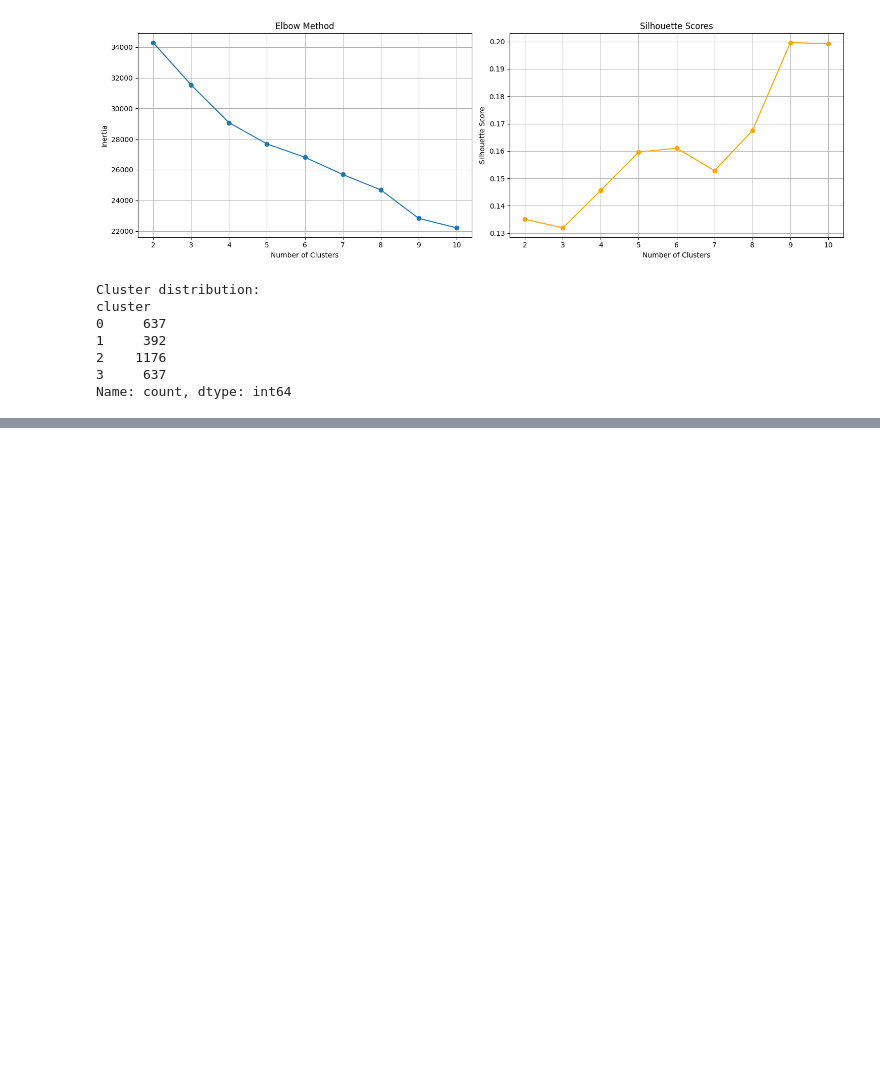
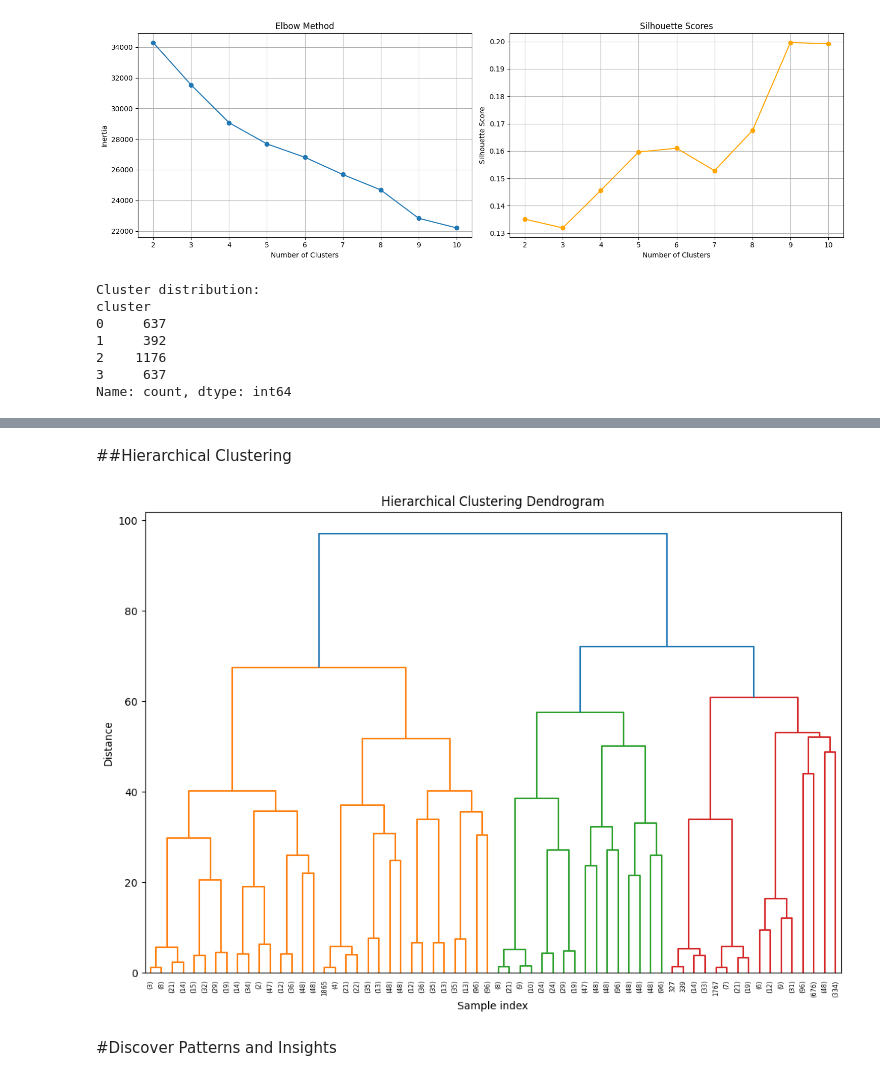
Before and after one commit to sandeepa-ukr/AI-Based-Crop-Predection, a Jupyter notebook: untitled.ipynb, the cells around one changed output, grey strips where cells are left out. Cells and saved outputs as stored; diff of their text form; code cells hidden in the pictures; blank space fills up the shorter version.

```diff
--- a/untitled.ipynb
+++ b/untitled.ipynb
@@ -165,15 +157,0 @@ df.shape
-# %%
-# Create list of all DataFrames
-all_dfs = [df1, df2, df3, df4, df5, df6, df7, df8, df9, df10,
-           df11, df12, df13, df14, df15, df16, df17, df18, df19, df20,
-           df21, df22, df23, df24, df25, df26, df27, df28, df29, df30,
-           df31, df32, df33, df34, df35, df36, df37, df38, df39, df40,
-           df41, df43, df44, df45, df46, df47, df49, df50, df51]
-
-print(f"Total DataFrames to combine: {len(all_dfs)}")
-
-# Combine all DataFrames VERTICALLY (stack rows)
-crop_df = pd.concat(all_dfs, axis=0, ignore_index=True)
-
-print(f"✅ Combined DataFrame shape: {crop_df.shape}")
-print(f"Rows: {crop_df.shape[0]}, Columns: {crop_df.shape[1]}")
@@ -543,0 +657,18 @@ Name: count, dtype: int64
+# %% [markdown]
+##Hierarchical Clustering
+# %%
+from scipy.cluster.hierarchy import dendrogram, linkage
+from sklearn.cluster import AgglomerativeClustering
+
+# Plot dendrogram
+plt.figure(figsize=(12, 8))
+Z = linkage(X_scaled_df, method='ward')
+dendrogram(Z, truncate_mode='level', p=5)
+plt.title('Hierarchical Clustering Dendrogram')
+plt.xlabel('Sample index')
+plt.ylabel('Distance')
+plt.show()
+# %% [output]
+[figure, added]
+# %% [markdown]
+#Discover Patterns and Insights
```
Also changed, not shown: parts of 34 cells of this notebook.
